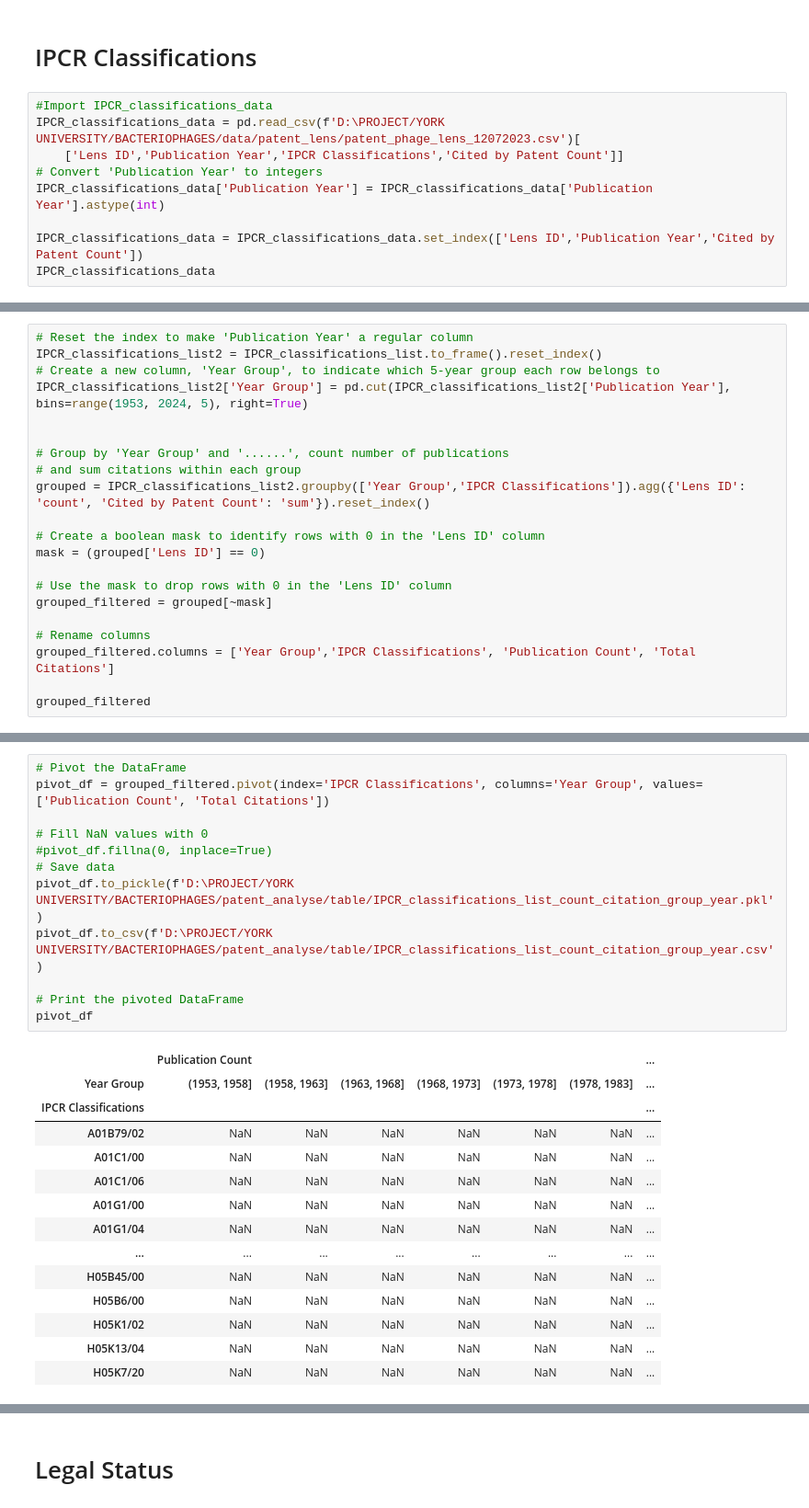
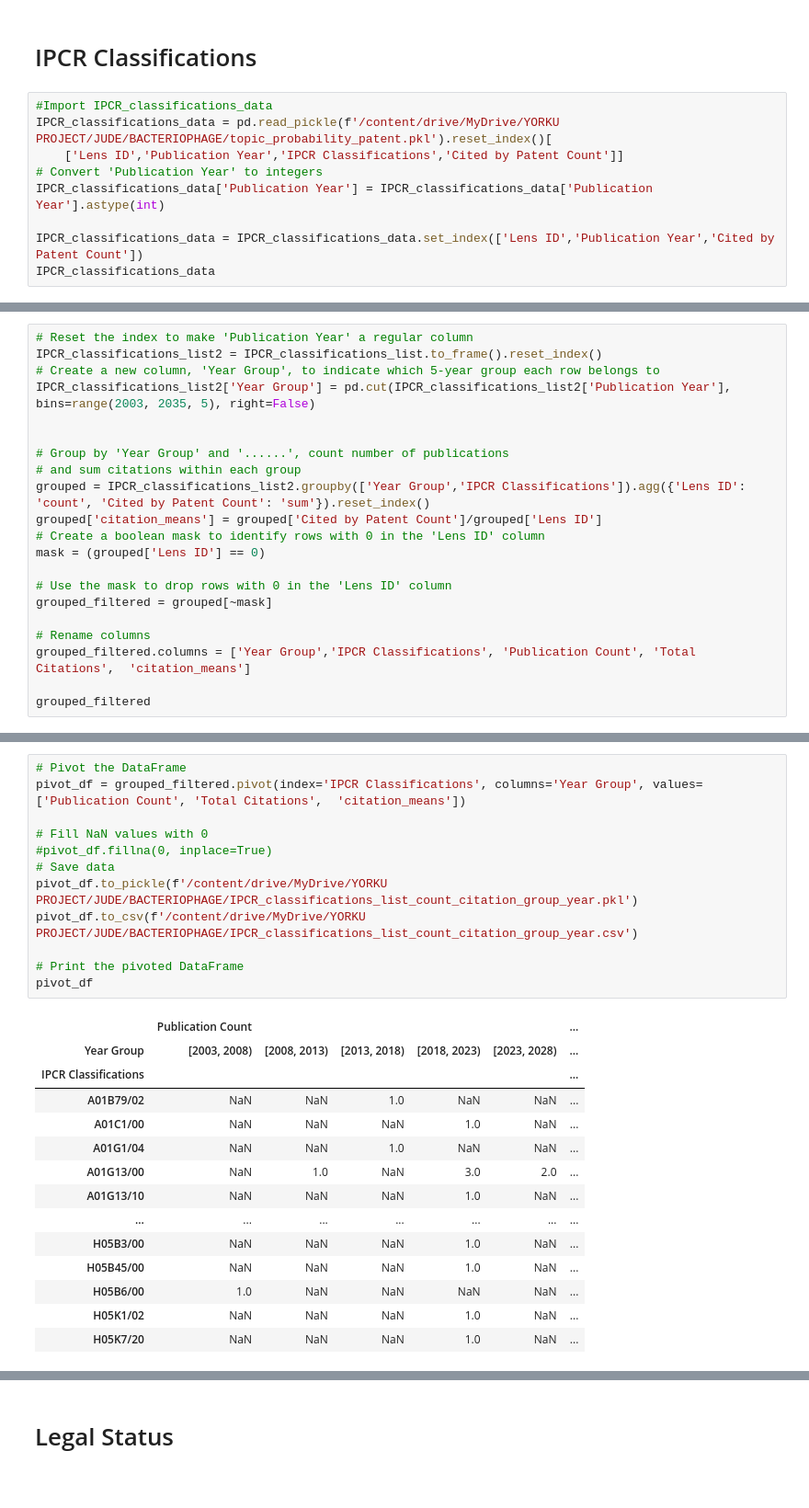
Before and after one commit to descartesmbogning/Deciphering_Bacteriophage_Revolution, a Jupyter notebook: 1_patent_analysis_trend2.ipynb, the cells around one changed output, grey strips where cells are left out. Shown at 92% size. Cells and saved outputs as stored; diff of their text form.

```diff
--- a/1_patent_analysis_trend2.ipynb
+++ b/1_patent_analysis_trend2.ipynb
@@ -768,7 +672,7 @@ pivot_df
 # IPCR Classifications
 # %%
 #Import IPCR_classifications_data
-IPCR_classifications_data = pd.read_csv(f'D:\PROJECT/YORK UNIVERSITY/BACTERIOPHAGES/data/patent_lens/patent_phage_lens_12072023.csv')[
+IPCR_classifications_data = pd.read_pickle(f'/content/drive/MyDrive/YORKU PROJECT/JUDE/BACTERIOPHAGE/topic_probability_patent.pkl').reset_index()[
     ['Lens ID','Publication Year','IPCR Classifications','Cited by Patent Count']]
 # Convert 'Publication Year' to integers
 IPCR_classifications_data['Publication Year'] = IPCR_classifications_data['Publication Year'].astype(int)
@@ -840,13 +740,13 @@ The number of unique IPCR_classifications is: 2680
 # Reset the index to make 'Publication Year' a regular column
 IPCR_classifications_list2 = IPCR_classifications_list.to_frame().reset_index()
 # Create a new column, 'Year Group', to indicate which 5-year group each row belongs to
-IPCR_classifications_list2['Year Group'] = pd.cut(IPCR_classifications_list2['Publication Year'], bins=range(1953, 2024, 5), right=True)
+IPCR_classifications_list2['Year Group'] = pd.cut(IPCR_classifications_list2['Publication Year'], bins=range(2003, 2035, 5), right=False)
 
 
 # Group by 'Year Group' and '......', count number of publications
 # and sum citations within each group
 grouped = IPCR_classifications_list2.groupby(['Year Group','IPCR Classifications']).agg({'Lens ID': 'count', 'Cited by Patent Count': 'sum'}).reset_index()
-
+grouped['citation_means'] = grouped['Cited by Patent Count']/grouped['Lens ID']
 # Create a boolean mask to identify rows with 0 in the 'Lens ID' column
 mask = (grouped['Lens ID'] == 0)
 
@@ -854,7 +754,7 @@ mask = (grouped['Lens ID'] == 0)
 grouped_filtered = grouped[~mask]
 
 # Rename columns
-grouped_filtered.columns = ['Year Group','IPCR Classifications', 'Publication Count', 'Total Citations']
+grouped_filtered.columns = ['Year Group','IPCR Classifications', 'Publication Count', 'Total Citations',  'citation_means']
 
 grouped_filtered
 # %% [output]
@@ -874,27 +774,27 @@ grouped_filtered
 # %%
 # Pivot the DataFrame
-pivot_df = grouped_filtered.pivot(index='IPCR Classifications', columns='Year Group', values=['Publication Count', 'Total Citations'])
+pivot_df = grouped_filtered.pivot(index='IPCR Classifications', columns='Year Group', values=['Publication Count', 'Total Citations',  'citation_means'])
 
 # Fill NaN values with 0
 #pivot_df.fillna(0, inplace=True)
 # Save data
-pivot_df.to_pickle(f'D:\PROJECT/YORK UNIVERSITY/BACTERIOPHAGES/patent_analyse/table/IPCR_classifications_list_count_citation_group_year.pkl')
-pivot_df.to_csv(f'D:\PROJECT/YORK UNIVERSITY/BACTERIOPHAGES/patent_analyse/table/IPCR_classifications_list_count_citation_group_year.csv')
+pivot_df.to_pickle(f'/content/drive/MyDrive/YORKU PROJECT/JUDE/BACTERIOPHAGE/IPCR_classifications_list_count_citation_group_year.pkl')
+pivot_df.to_csv(f'/content/drive/MyDrive/YORKU PROJECT/JUDE/BACTERIOPHAGE/IPCR_classifications_list_count_citation_group_year.csv')
 
 # Print the pivoted DataFrame
 pivot_df
 # %% [output]
-|  | Publication Count |  |  |  |  |  | ... |
-| Year Group | (1953, 1958] | (1958, 1963] | (1963, 1968] | (1968, 1973] | (1973, 1978] | (1978, 1983] | ... |
-| IPCR Classifications |  |  |  |  |  |  | ... |
-| A01B79/02 | NaN | NaN | NaN | NaN | NaN | NaN | ... |
-| A01C1/00 | NaN | NaN | NaN | NaN | NaN | NaN | ... |
-| A01C1/06 | NaN | NaN | NaN | NaN | NaN | NaN | ... |
-| A01G1/00 | NaN | NaN | NaN | NaN | NaN | NaN | ... |
-| A01G1/04 | NaN | NaN | NaN | NaN | NaN | NaN | ... |
-| ... | ... | ... | ... | ... | ... | ... | ... |
-| H05B45/00 | NaN | NaN | NaN | NaN | NaN | NaN | ... |
-| H05B6/00 | NaN | NaN | NaN | NaN | NaN | NaN | ... |
-| H05K1/02 | NaN | NaN | NaN | NaN | NaN | NaN | ... |
-| H05K13/04 | NaN | NaN | NaN | NaN | NaN | NaN | ... |
-| H05K7/20 | NaN | NaN | NaN | NaN | NaN | NaN | ... |
+|  | Publication Count |  |  |  |  | ... |
+| Year Group | [2003, 2008) | [2008, 2013) | [2013, 2018) | [2018, 2023) | [2023, 2028) | ... |
+| IPCR Classifications |  |  |  |  |  | ... |
+| A01B79/02 | NaN | NaN | 1.0 | NaN | NaN | ... |
+| A01C1/00 | NaN | NaN | NaN | 1.0 | NaN | ... |
+| A01G1/04 | NaN | NaN | 1.0 | NaN | NaN | ... |
+| A01G13/00 | NaN | 1.0 | NaN | 3.0 | 2.0 | ... |
+| A01G13/10 | NaN | NaN | NaN | 1.0 | NaN | ... |
+| ... | ... | ... | ... | ... | ... | ... |
+| H05B3/00 | NaN | NaN | NaN | 1.0 | NaN | ... |
+| H05B45/00 | NaN | NaN | NaN | 1.0 | NaN | ... |
+| H05B6/00 | 1.0 | NaN | NaN | NaN | NaN | ... |
+| H05K1/02 | NaN | NaN | NaN | 1.0 | NaN | ... |
+| H05K7/20 | NaN | NaN | NaN | 1.0 | NaN | ... |
```
Also changed, not shown: parts of 40 cells of this notebook.
